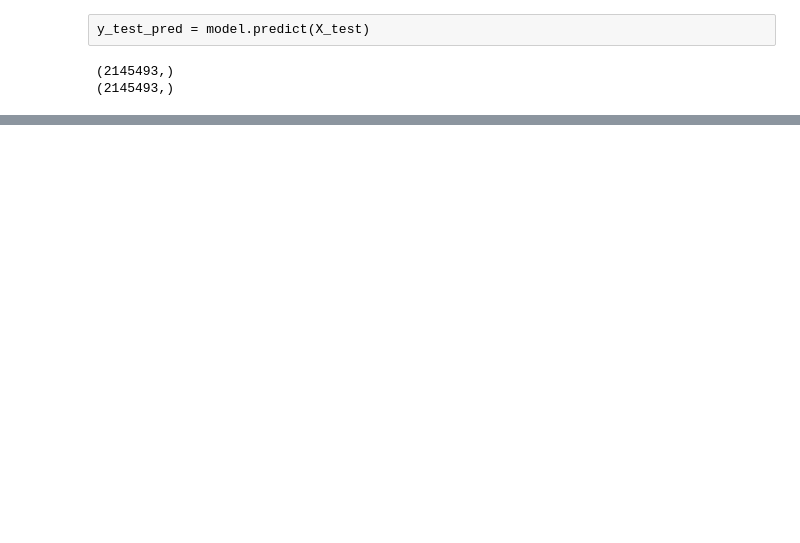
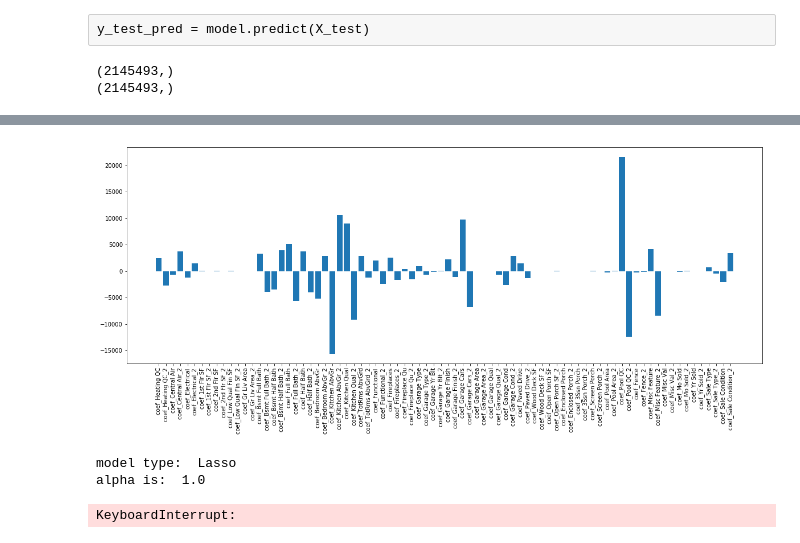
Before and after one commit to rt0161/AmesHousig-Project, a Jupyter notebook: ML/ML_models/ML_LR_Testing_Auto_trail0.ipynb, the cells around one changed output, grey strips where cells are left out. Drawn from its saved outputs; the diff is of its cells as text; code cells hidden in the pictures; blank space fills up the shorter version.

```diff
--- a/ML/ML_models/ML_LR_Testing_Auto_trail0.ipynb
+++ b/ML/ML_models/ML_LR_Testing_Auto_trail0.ipynb
@@ -158,0 +249,8 @@ plt.show()
+# %%
+ss = forpltcoef.iloc[0]
+fig = plt.figure(figsize=(20,7))
+plt.bar(forpltcoef.columns[78:158],ss[78:158])
+plt.xticks(rotation=90)
+plt.show()
+# %% [output]
+[figure, added]
@@ -158,0 +259,22 @@ plt.show()
+# %%
+from sklearn import metrics
+for test_type in tqdm(mod_type):
+    print('model type: ',test_type)
+    for alph in test_alph:
+        print('alpha is: ', alph)
+        if test_type == 'Lasso':
+            model = linear_model.Lasso(alpha=alph, fit_intercept=fit_int, normalize=norm, precompute=Precomp, copy_X=copyX, max_iter=1000, random_state=r_stat, selection='cyclic')
+        if test_type == 'Ridge':
+            model = linear_model.Ridge(alpha=alph, fit_intercept=fit_int, normalize=norm, copy_X= copyX, max_iter= max_itr, tol= tolerance, solver= solv, random_state=r_stat)
+        model.fit(X_train,y_train)
+        # save coefficients
+        tmp_row=[test_type,alph]+list(model.coef_)+[model.intercept_]
+        df.loc[len(df)]=tmp_row
+        y_test_pred = model.predict(X_test)
+
+        print('MSE score(testing):',metrics.mean_squared_error(y_test, y_test_pred))
+        print('MAE score(testing):',metrics.mean_absolute_error(y_test, y_test_pred))
+# %% [output]
+model type:  Lasso
+alpha is:  1.0
+KeyboardInterrupt:
```
Also changed, not shown: parts of 22 cells of this notebook.
